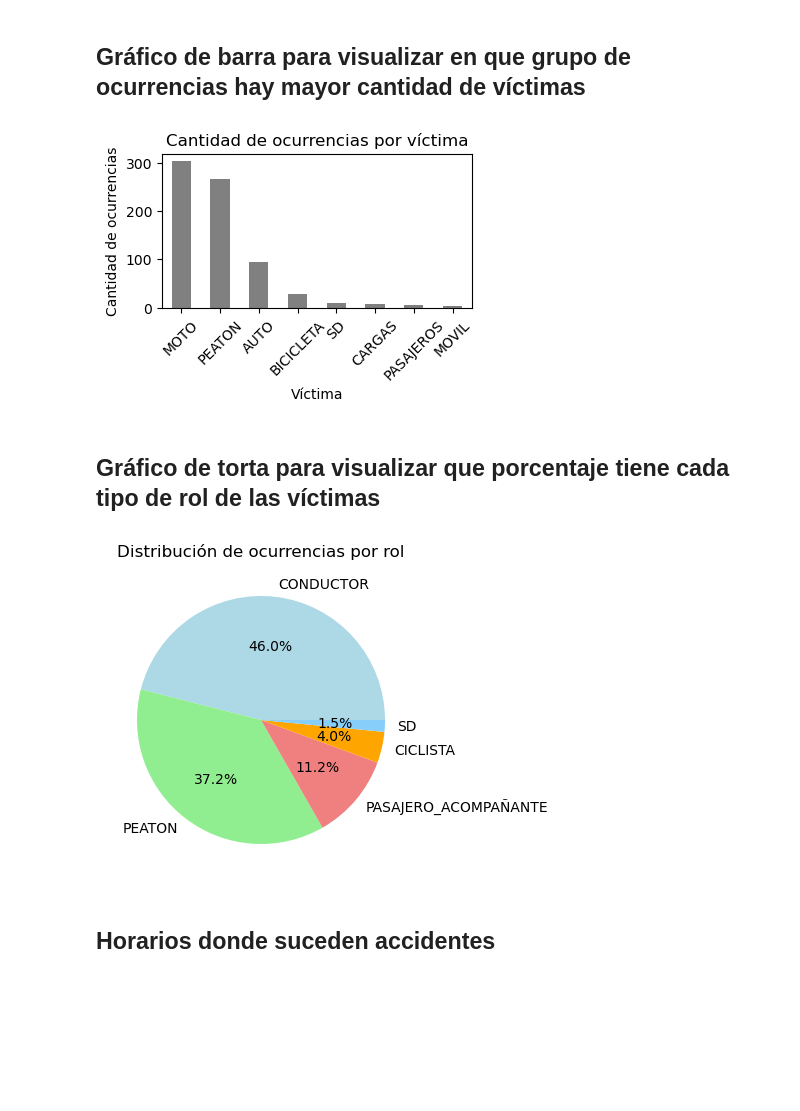
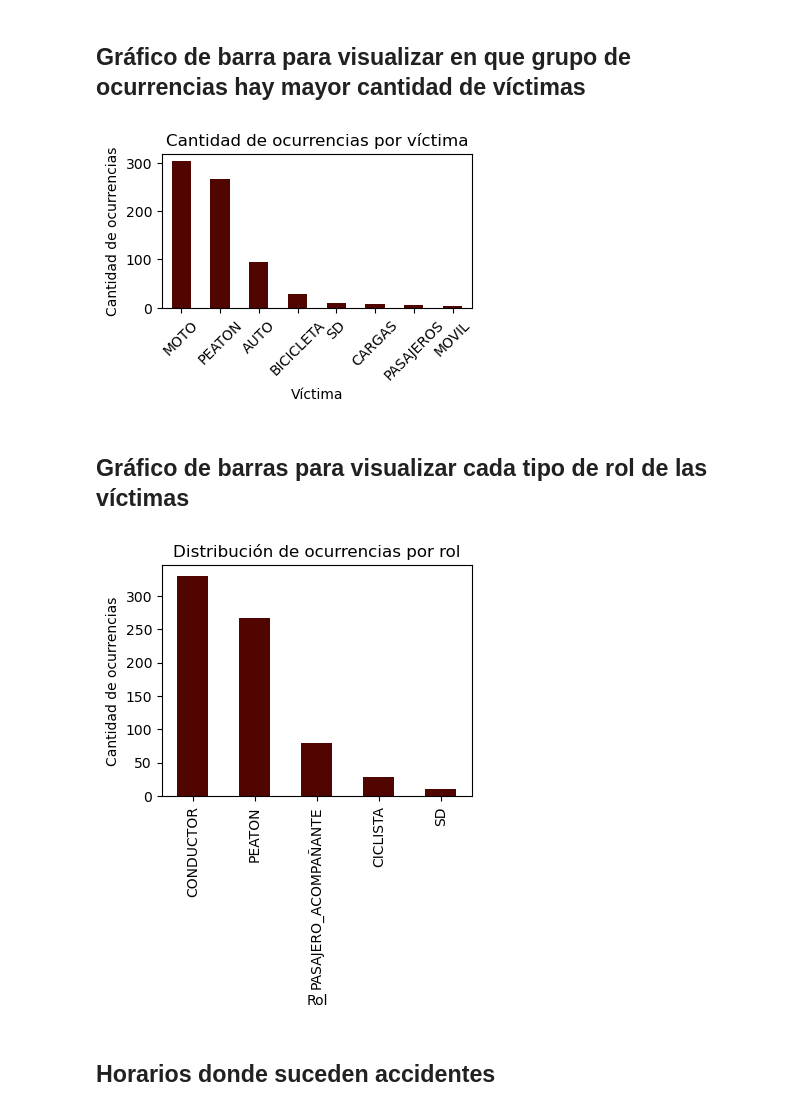
Before and after one commit to EliasIchi/PI2_Henry, a Jupyter notebook: EDA_siniestros viales CABA.ipynb, the cells around one changed output. Cells and saved outputs as stored; diff of their text form; code cells hidden in the pictures; blank space fills up the shorter version.

```diff
--- a/EDA_siniestros viales CABA.ipynb
+++ b/EDA_siniestros viales CABA.ipynb
@@ -499,27 +546,28 @@ import matplotlib.pyplot as plt
 
 # Gráfico de barras para la cantidad de ocurrencias por víctima
 plt.figure(figsize=(4, 2))
-h_victimas['VICTIMA'].value_counts().plot(kind='bar', color='grey')
+h_victimas['VICTIMA'].value_counts().plot(kind='bar', color='#500500')
 plt.title('Cantidad de ocurrencias por víctima')
 plt.xlabel('Víctima')
 plt.ylabel('Cantidad de ocurrencias')
 plt.xticks(rotation=45)
 plt.show()
 # %% [output]
-[figure, old version]
+[figure, new version]
 # %% [markdown]
-## Gráfico de torta para visualizar que porcentaje tiene cada tipo de rol de las víctimas
+## Gráfico de barras para visualizar cada tipo de rol de las víctimas
 # %%
 import matplotlib.pyplot as plt
 
-# Gráfico de torta para la distribución de ocurrencias por rol
-plt.figure(figsize=(4, 8))
-h_victimas['ROL'].value_counts().plot(kind='pie', autopct='%1.1f%%', colors=['lightblue', 'lightgreen', 'lightcoral', 'orange', 'lightskyblue'])
+# Gráfico de barras para la distribución de ocurrencias por rol
+plt.figure(figsize=(4, 3))
+h_victimas['ROL'].value_counts().plot(kind='bar', color="#500500")
 plt.title('Distribución de ocurrencias por rol')
-plt.ylabel('')
+plt.xlabel('Rol')
+plt.ylabel('Cantidad de ocurrencias')
 plt.show()
 # %% [output]
-[figure, old version]
+[figure, new version]
 # %% [markdown]
 ## Horarios donde suceden accidentes
 # %%
```
Also changed, not shown: parts of 59 cells of this notebook.
